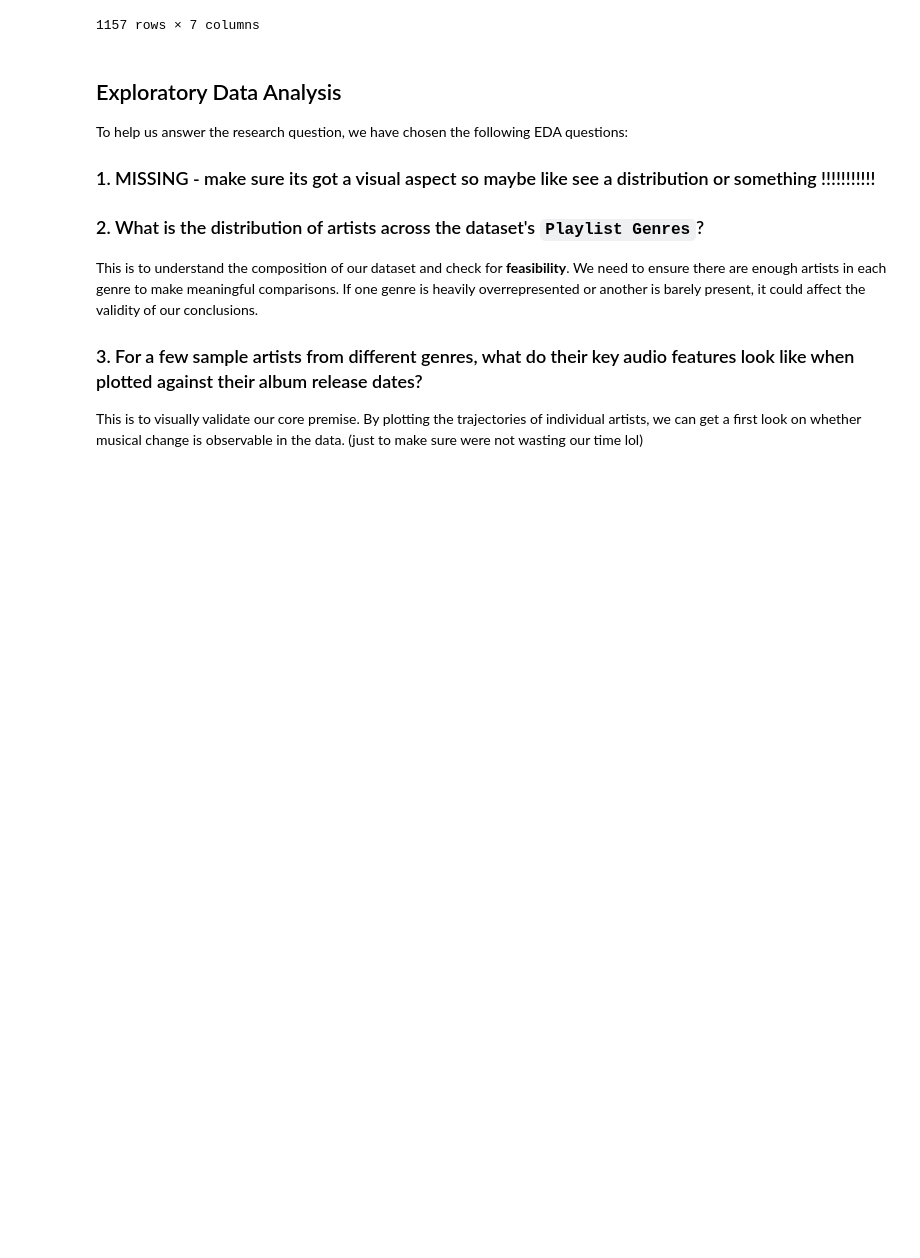
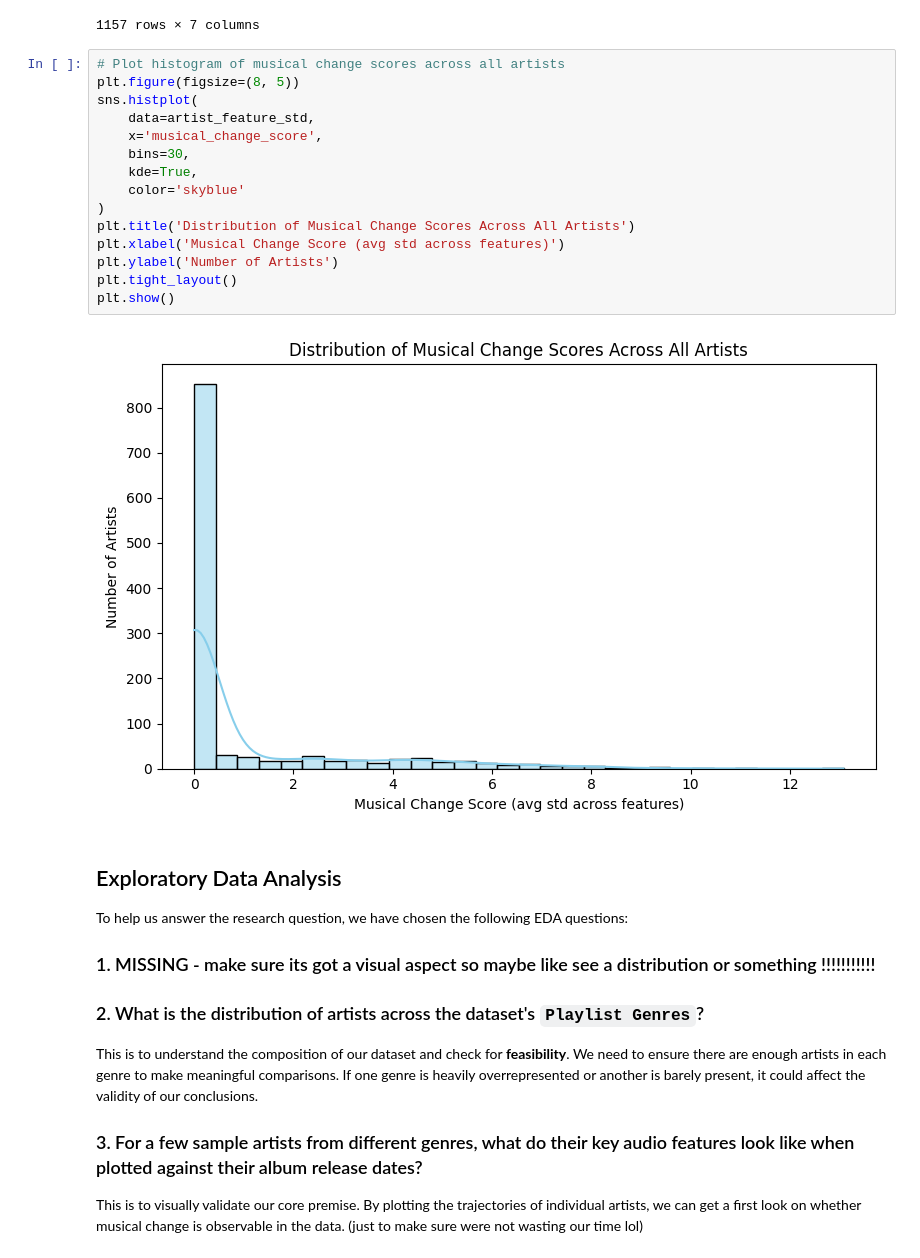
Before and after one commit to adg30/The-Sound-of-Change, a Jupyter notebook: main.ipynb, the cells around one changed output. Cells and saved outputs as stored; diff of their text form; blank space fills up the shorter version.

```diff
--- a/main.ipynb
+++ b/main.ipynb
@@ -361,6 +361,23 @@ artist_feature_std
 | öwnboss | 0.000000 | 0.000000 | 0.000000 | 0.000000 | 0.000000 | 0.000000e+00 | 0.000000 |
 | ヨルシカ | 0.000000 | 0.000000 | 0.000000 | 0.000000 | 0.000000 | 0.000000e+00 | 0.000000 |
 1157 rows × 7 columns
+# %%
+# Plot histogram of musical change scores across all artists
+plt.figure(figsize=(8, 5))
+sns.histplot(
+    data=artist_feature_std,
+    x='musical_change_score',
+    bins=30,
+    kde=True,
+    color='skyblue'
+)
+plt.title('Distribution of Musical Change Scores Across All Artists')
+plt.xlabel('Musical Change Score (avg std across features)')
+plt.ylabel('Number of Artists')
+plt.tight_layout()
+plt.show()
+# %% [output]
+[figure, added]
 # %% [markdown]
 ## Exploratory Data Analysis
 
```
